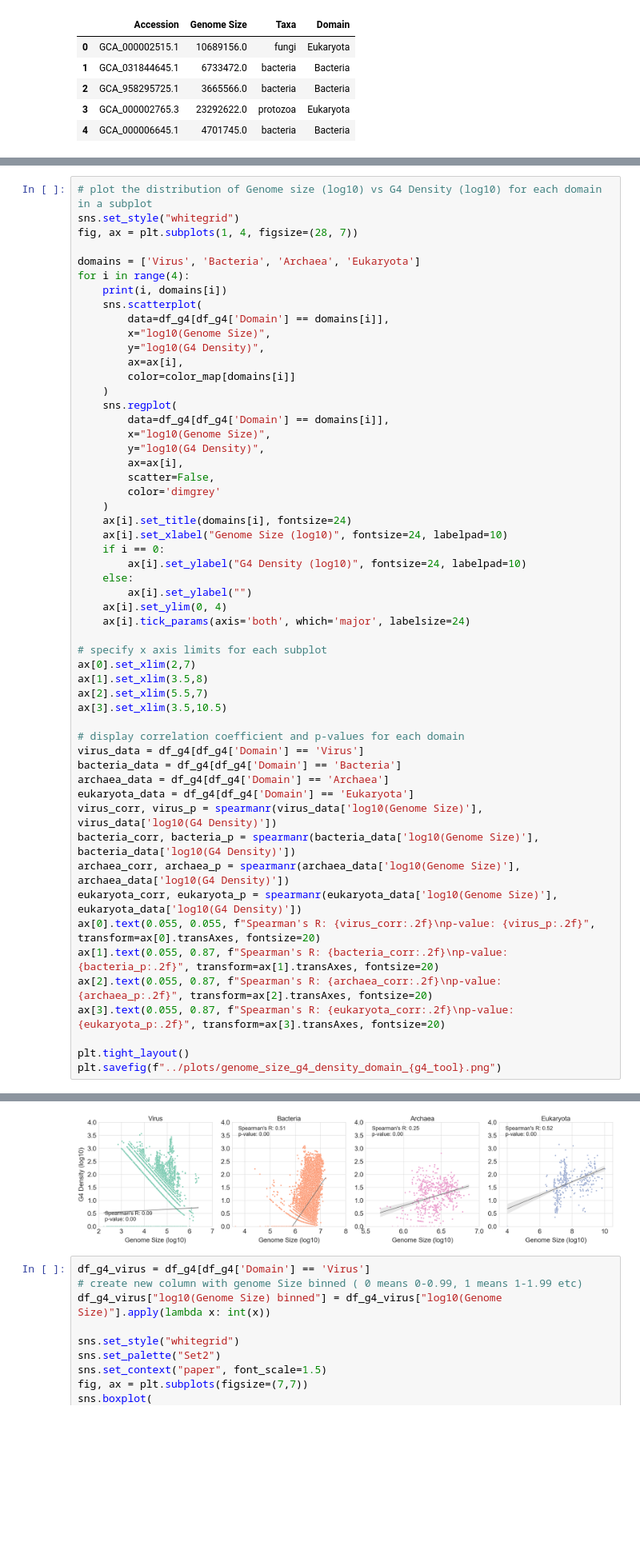
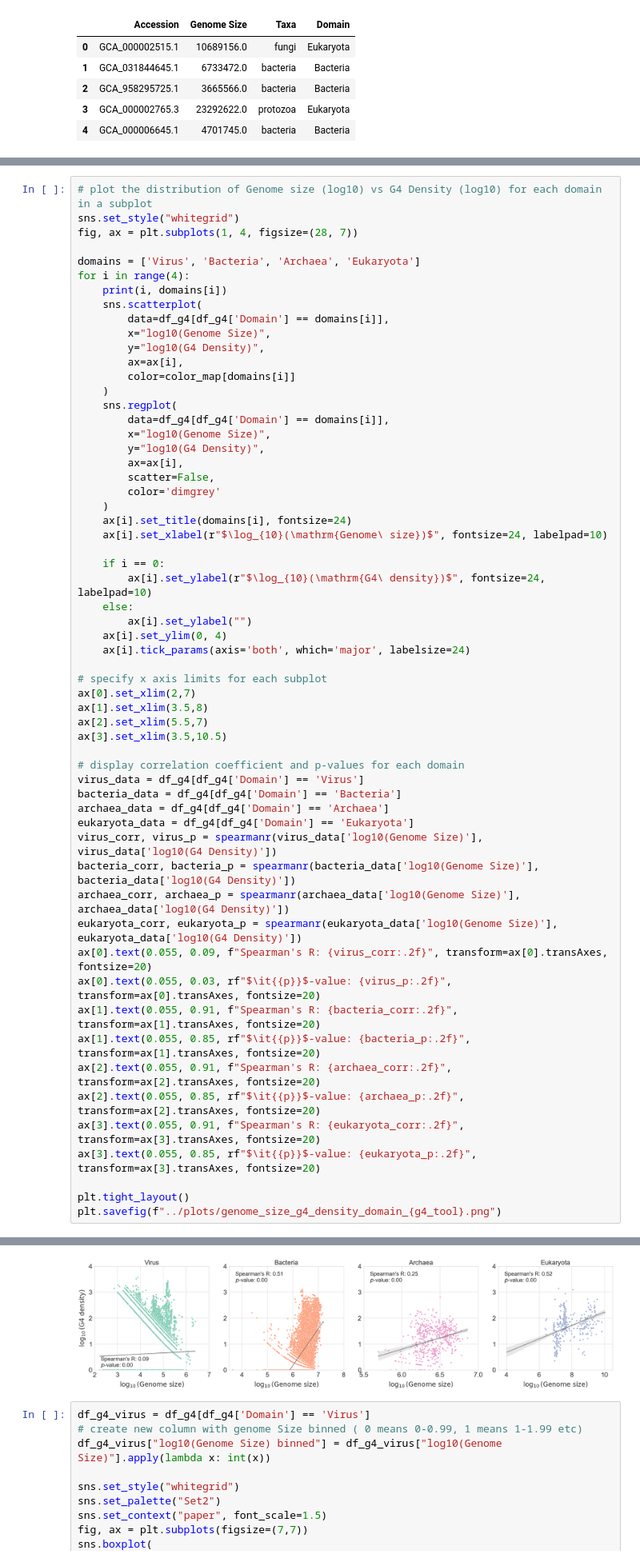
Before and after one commit to Georgakopoulos-Soares-lab/Quadrupia, a Jupyter notebook: notebooks/4_genome_size_vs_g4_count.ipynb, the cells around one changed output, grey strips where cells are left out. Shown at 80% size. Cells and saved outputs as stored; diff of their text form; blank space fills up the shorter version.

```diff
--- a/notebooks/4_genome_size_vs_g4_count.ipynb
+++ b/notebooks/4_genome_size_vs_g4_count.ipynb
@@ -193,42 +194,47 @@ for i in range(4):
 		color='dimgrey'
 	)
 	ax[i].set_title(domains[i], fontsize=24)
-	ax[i].set_xlabel("Genome Size (log10)", fontsize=24, labelpad=10)
+	ax[i].set_xlabel(r"$\log_{10}(\mathrm{Genome\ size})$", fontsize=24, labelpad=10)
+
 	if i == 0:
-		ax[i].set_ylabel("G4 Density (log10)", fontsize=24, labelpad=10)
+		ax[i].set_ylabel(r"$\log_{10}(\mathrm{G4\ density})$", fontsize=24, labelpad=10)
 	else:
 		ax[i].set_ylabel("")
 	ax[i].set_ylim(0, 4)
 	ax[i].tick_params(axis='both', which='major', labelsize=24)
 
 # specify x axis limits for each subplot
 ax[0].set_xlim(2,7)
 ax[1].set_xlim(3.5,8)
 ax[2].set_xlim(5.5,7)
 ax[3].set_xlim(3.5,10.5)
 
 # display correlation coefficient and p-values for each domain
 virus_data = df_g4[df_g4['Domain'] == 'Virus']
 bacteria_data = df_g4[df_g4['Domain'] == 'Bacteria']
 archaea_data = df_g4[df_g4['Domain'] == 'Archaea']
 eukaryota_data = df_g4[df_g4['Domain'] == 'Eukaryota']
 virus_corr, virus_p = spearmanr(virus_data['log10(Genome Size)'], virus_data['log10(G4 Density)'])
 bacteria_corr, bacteria_p = spearmanr(bacteria_data['log10(Genome Size)'], bacteria_data['log10(G4 Density)'])
 archaea_corr, archaea_p = spearmanr(archaea_data['log10(Genome Size)'], archaea_data['log10(G4 Density)'])
 eukaryota_corr, eukaryota_p = spearmanr(eukaryota_data['log10(Genome Size)'], eukaryota_data['log10(G4 Density)'])
-ax[0].text(0.055, 0.055, f"Spearman's R: {virus_corr:.2f}\np-value: {virus_p:.2f}", transform=ax[0].transAxes, fontsize=20)
-ax[1].text(0.055, 0.87, f"Spearman's R: {bacteria_corr:.2f}\np-value: {bacteria_p:.2f}", transform=ax[1].transAxes, fontsize=20)
-ax[2].text(0.055, 0.87, f"Spearman's R: {archaea_corr:.2f}\np-value: {archaea_p:.2f}", transform=ax[2].transAxes, fontsize=20)
-ax[3].text(0.055, 0.87, f"Spearman's R: {eukaryota_corr:.2f}\np-value: {eukaryota_p:.2f}", transform=ax[3].transAxes, fontsize=20)
+ax[0].text(0.055, 0.09, f"Spearman's R: {virus_corr:.2f}", transform=ax[0].transAxes, fontsize=20)
+ax[0].text(0.055, 0.03, rf"$\it{{p}}$-value: {virus_p:.2f}", transform=ax[0].transAxes, fontsize=20)
+ax[1].text(0.055, 0.91, f"Spearman's R: {bacteria_corr:.2f}", transform=ax[1].transAxes, fontsize=20)
+ax[1].text(0.055, 0.85, rf"$\it{{p}}$-value: {bacteria_p:.2f}", transform=ax[1].transAxes, fontsize=20)
+ax[2].text(0.055, 0.91, f"Spearman's R: {archaea_corr:.2f}", transform=ax[2].transAxes, fontsize=20)
+ax[2].text(0.055, 0.85, rf"$\it{{p}}$-value: {archaea_p:.2f}", transform=ax[2].transAxes, fontsize=20)
+ax[3].text(0.055, 0.91, f"Spearman's R: {eukaryota_corr:.2f}", transform=ax[3].transAxes, fontsize=20)
+ax[3].text(0.055, 0.85, rf"$\it{{p}}$-value: {eukaryota_p:.2f}", transform=ax[3].transAxes, fontsize=20)
 
 plt.tight_layout()
 plt.savefig(f"../plots/genome_size_g4_density_domain_{g4_tool}.png")
 # %% [output]
 0 Virus
 1 Bacteria
 2 Archaea
 3 Eukaryota
-[figure, old version]
+[figure, new version]
 # %%
 df_g4_virus = df_g4[df_g4['Domain'] == 'Virus']
 # create new column with genome Size binned ( 0 means 0-0.99, 1 means 1-1.99 etc)
```
Also changed, not shown: parts of 1 cell of this notebook, 4 other files.
